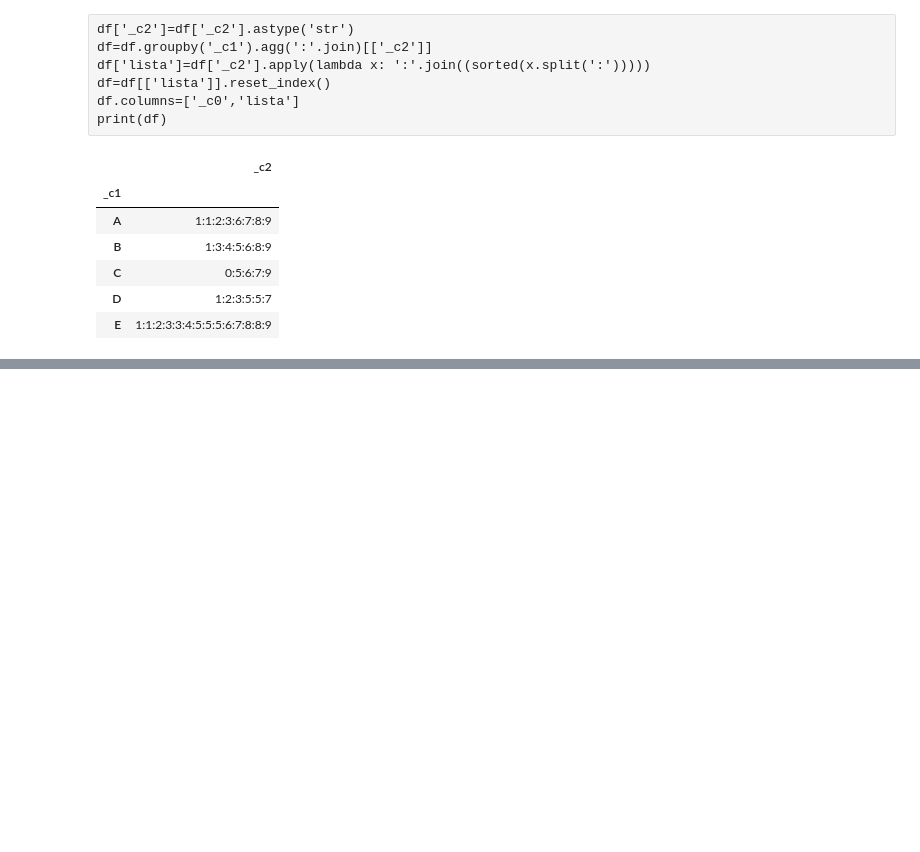
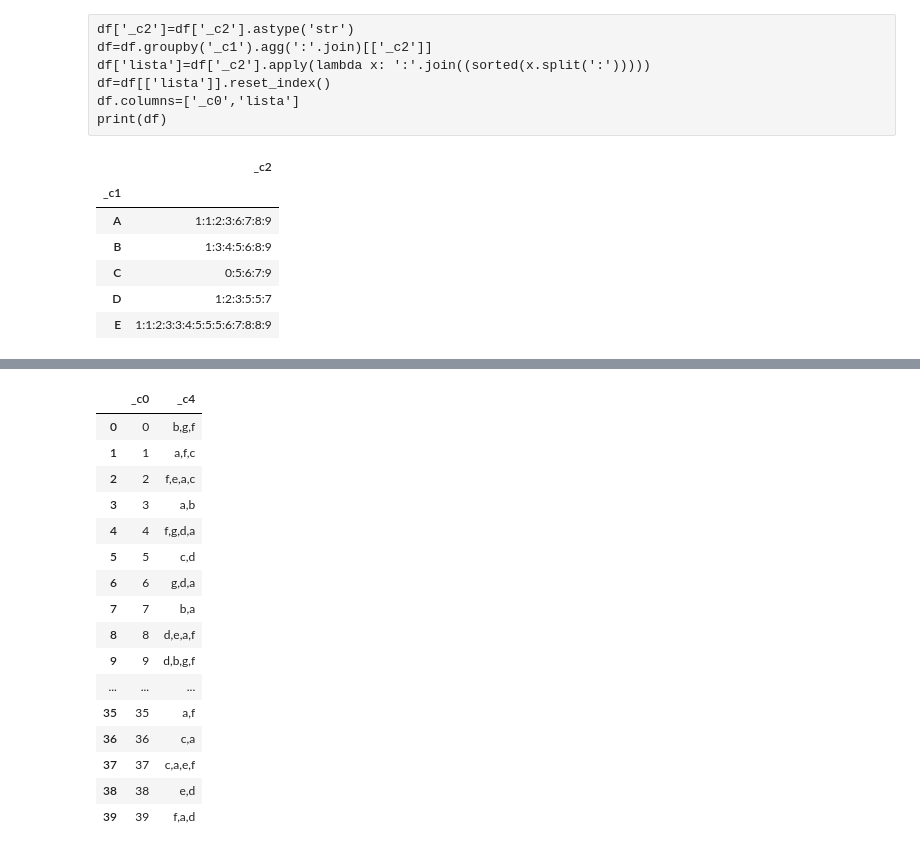
Before and after one commit to ciencia-de-los-datos/programacion-usando-pandas-Dimorenoa, a Jupyter notebook: Lab2 Pandas.ipynb, the cells around one changed output, grey strips where cells are left out. Drawn from its saved outputs; the diff is of its cells as text; code cells hidden in the pictures; blank space fills up the shorter version.

```diff
--- a/Lab2 Pandas.ipynb
+++ b/Lab2 Pandas.ipynb
@@ -478,0 +520,23 @@ tabla
+# %%
+tabla=tbl1.groupby('_c0')['_c4'].agg(','.join)
+tabla=tabla.reset_index()
+tabla['_c4']=tabla['_c4'].apply(lambda x: ','.join((sorted(x.split(':')))))
+tabla
+# %% [output]
+|  | _c0 | _c4 |
+| 0 | 0 | b,g,f |
+| 1 | 1 | a,f,c |
+| 2 | 2 | f,e,a,c |
+| 3 | 3 | a,b |
+| 4 | 4 | f,g,d,a |
+| 5 | 5 | c,d |
+| 6 | 6 | g,d,a |
+| 7 | 7 | b,a |
+| 8 | 8 | d,e,a,f |
+| 9 | 9 | d,b,g,f |
+| ... | ... | ... |
+| 35 | 35 | a,f |
+| 36 | 36 | c,a |
+| 37 | 37 | c,a,e,f |
+| 38 | 38 | e,d |
+| 39 | 39 | f,a,d |
```
Also changed, not shown: parts of 9 cells of this notebook, 1 other file.
